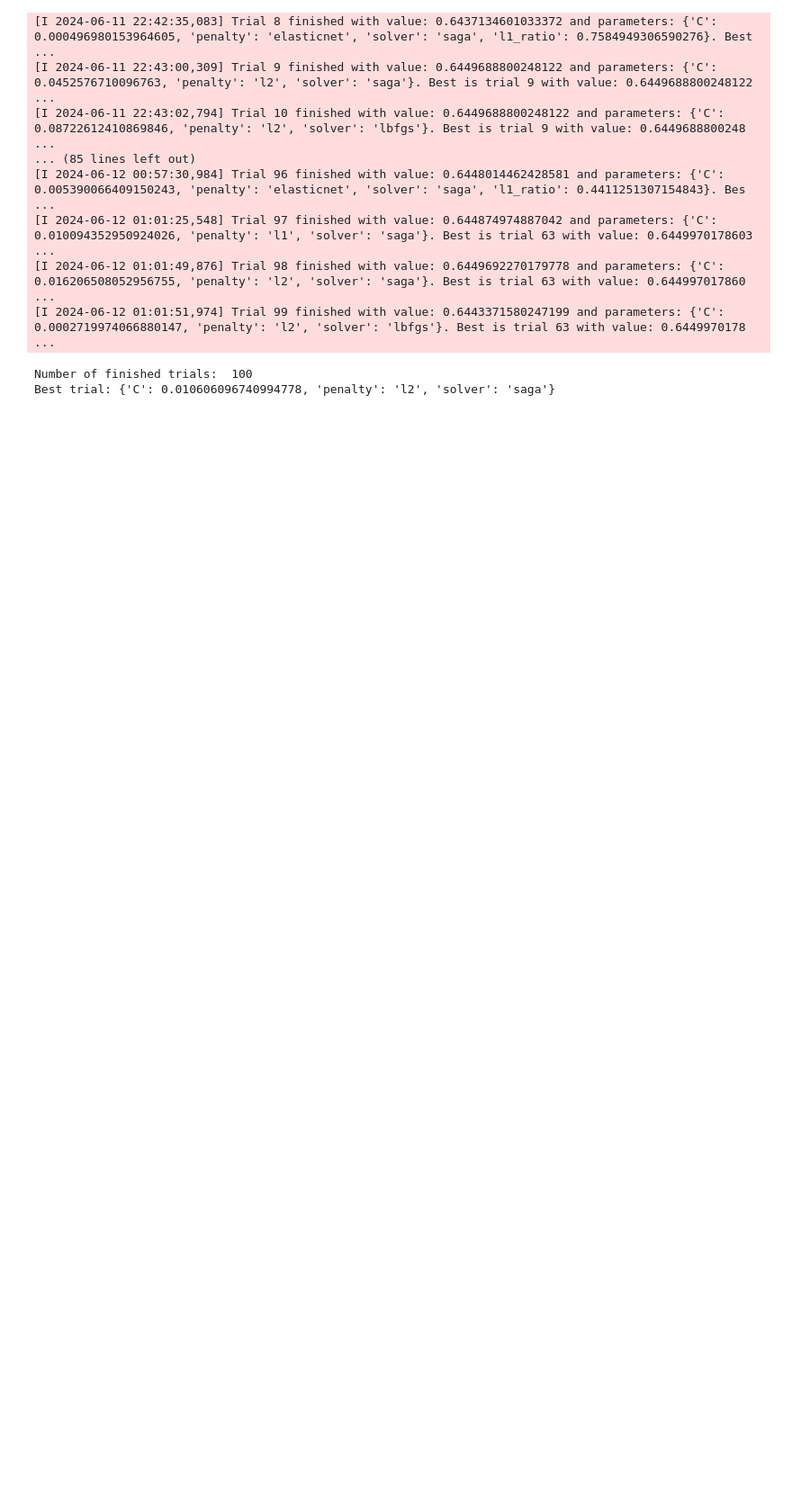
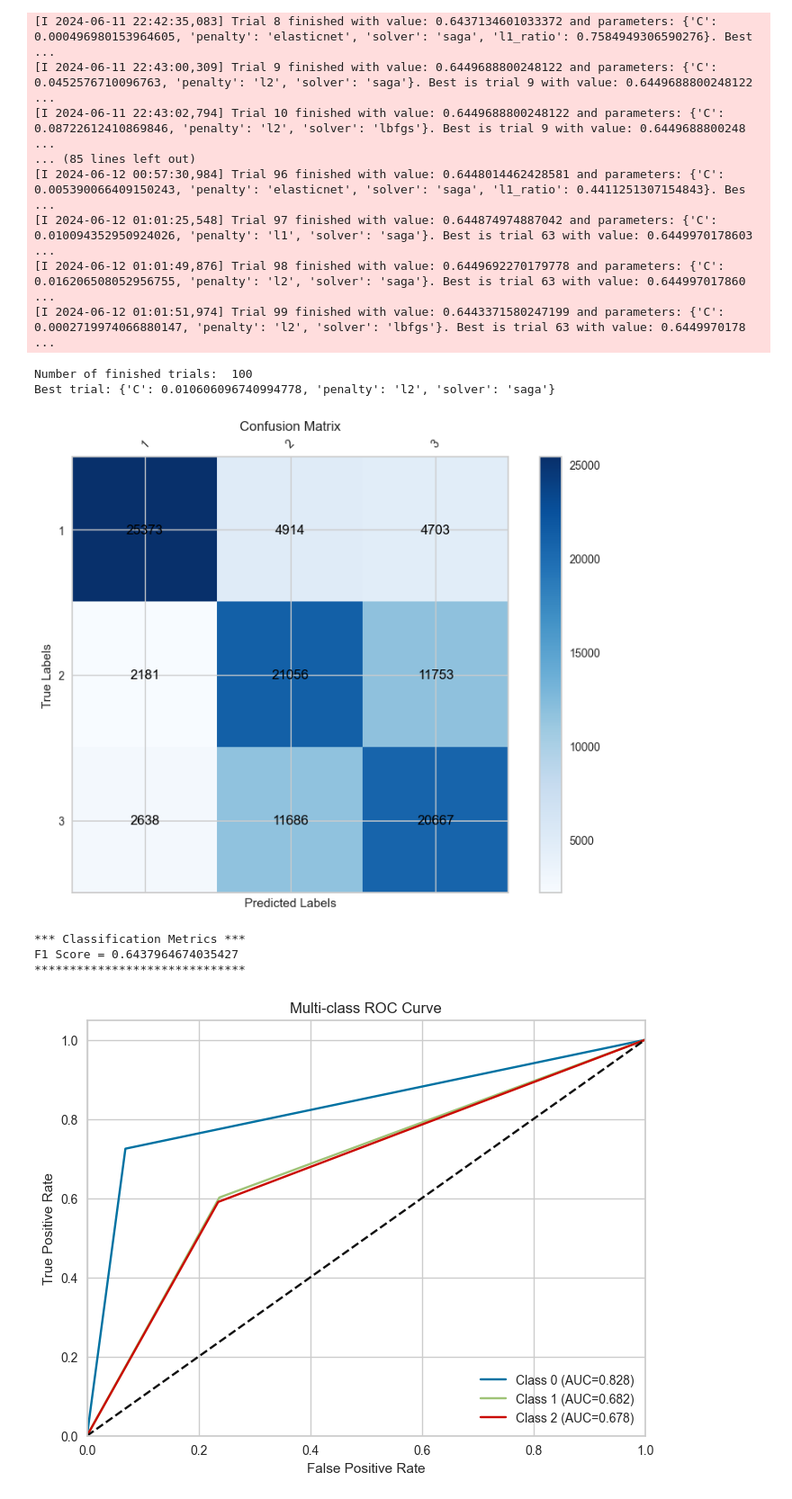
Before and after one commit to Merii-s/Machine-Learning-Smoking-multi-class-classification-, a Jupyter notebook: notebooks/_modeling_regression.ipynb, the cells around one changed output. Shown at 90% size. Drawn from its saved outputs; the diff is of its cells as text; code cells hidden in the pictures; blank space fills up the shorter version.

```diff
--- a/notebooks/_modeling_regression.ipynb
+++ b/notebooks/_modeling_regression.ipynb
@@ -624,6 +550,6 @@ val scores: [0.63932318 0.64462624 0.6447527  0.64477332 0.64477903 0.64478105
 # %%
 # Entrainer un modèle de régression logistique Ridge avec le meilleur hyperparamètre
-logregRidge = LogisticRegression(C=0.04967, penalty='l2', solver='lbfgs', tol=10e-6, random_state=42)
+logregRidge = LogisticRegression(C=best_C, penalty='l2', solver='lbfgs', tol=10e-6, random_state=42)
 logregRidge.fit(X_train_prep, y_train)
 
 # Prédire les données test et évaluer le modèle
@@ -733,3 +637,17 @@ print("Best trial:", study.best_trial.params)
 [I 2024-06-12 01:01:51,974] Trial 99 finished with value: 0.6443371580247199 and parameters: {'C': 0.0002719974066880147, 'penalty': 'l2', 'solver': 'lbfgs'}. Best is trial 63 with value: 0.6449970178 ...
 Number of finished trials:  100
 Best trial: {'C': 0.010606096740994778, 'penalty': 'l2', 'solver': 'saga'}
+# %%
+# Entraîner un modèle de régression logistique Ridge avec les meilleurs hyperparamètres
+logregRidge = LogisticRegression(C=0.010606096740994778, penalty='l2', solver='saga', tol=10e-6, random_state=42)
+logregRidge.fit(X_train_prep, y_train)
+
+# Prédire les données test et évaluer le modèle
+y_test_pred = logregRidge.predict(X_test_prep)
+evaluate_model_multiclass(y_test, y_test_pred, logregRidge.classes_)
+# %% [output]
+[figure, added]
+*** Classification Metrics ***
+F1 Score = 0.6437964674035427
+******************************
+[figure, added]
```
Also changed, not shown: parts of 36 cells of this notebook, 6 other files.
